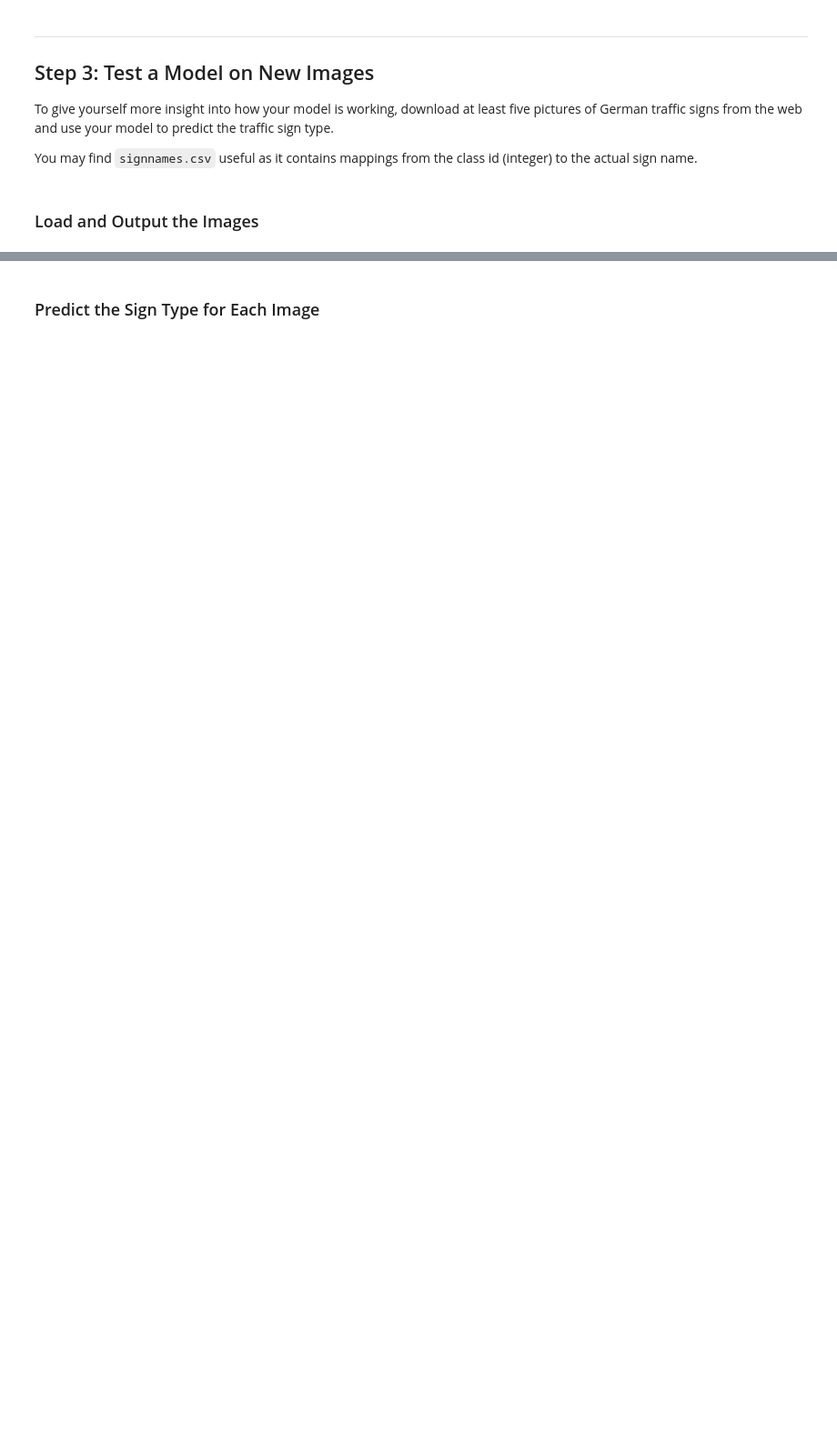
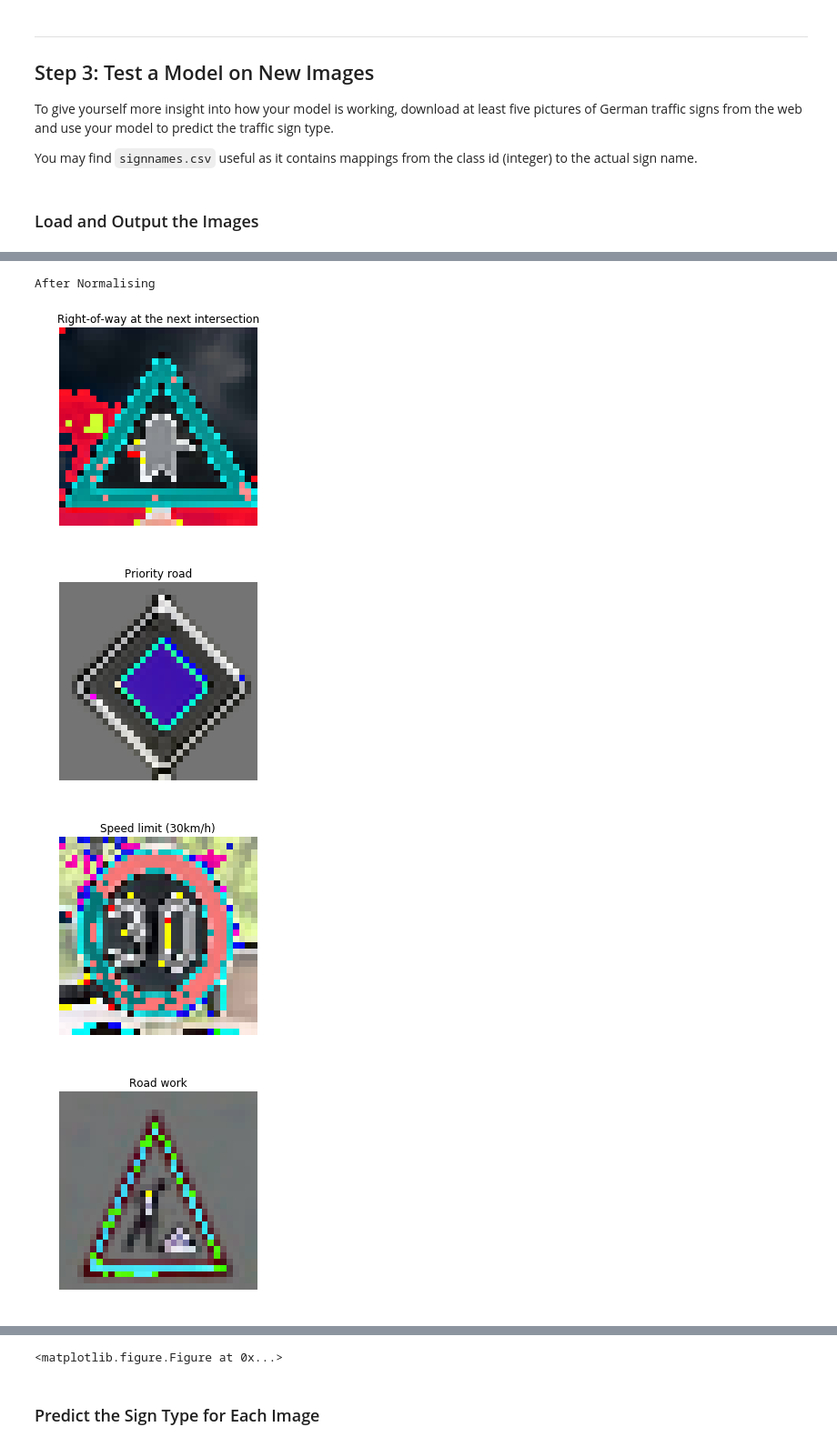
Before and after one commit to dkarunakaran/carnd-traffic-sign-classifier-p2, a Jupyter notebook: Traffic_Sign_Classifier.ipynb, the cells around one changed output, grey strips where cells are left out. Shown: that part at 91% size. Saved outputs shown, nothing was run; the diff lists cells and outputs as text; code cells hidden in the pictures; blank space fills up the shorter version.

```diff
--- a/Traffic_Sign_Classifier.ipynb
+++ b/Traffic_Sign_Classifier.ipynb
@@ -382,0 +413,15 @@ You may find `signnames.csv` useful as it contains mappings from the class id (i
+# %%
+#Normalising
+X_new = (X_new-X_new.mean())/(np.max(X_new)-np.min(X_new))
+print("After Normalising")
+for i, image in enumerate(X_new):
+    plt.imshow(image)
+    plt.title(df.name[y_new[i]])
+    plt.axis('off')
+    plt.figure()
+# %% [output]
+After Normalising
+[figure, added]
+[figure, added]
+[figure, added]
+[figure, added]
@@ -383,2 +430,3 @@ You may find `signnames.csv` useful as it contains mappings from the class id (i
+<matplotlib.figure.Figure at 0x...>
 # %% [markdown]
 ### Predict the Sign Type for Each Image
```
Also changed, not shown: parts of 14 cells of this notebook, 9 other files.
